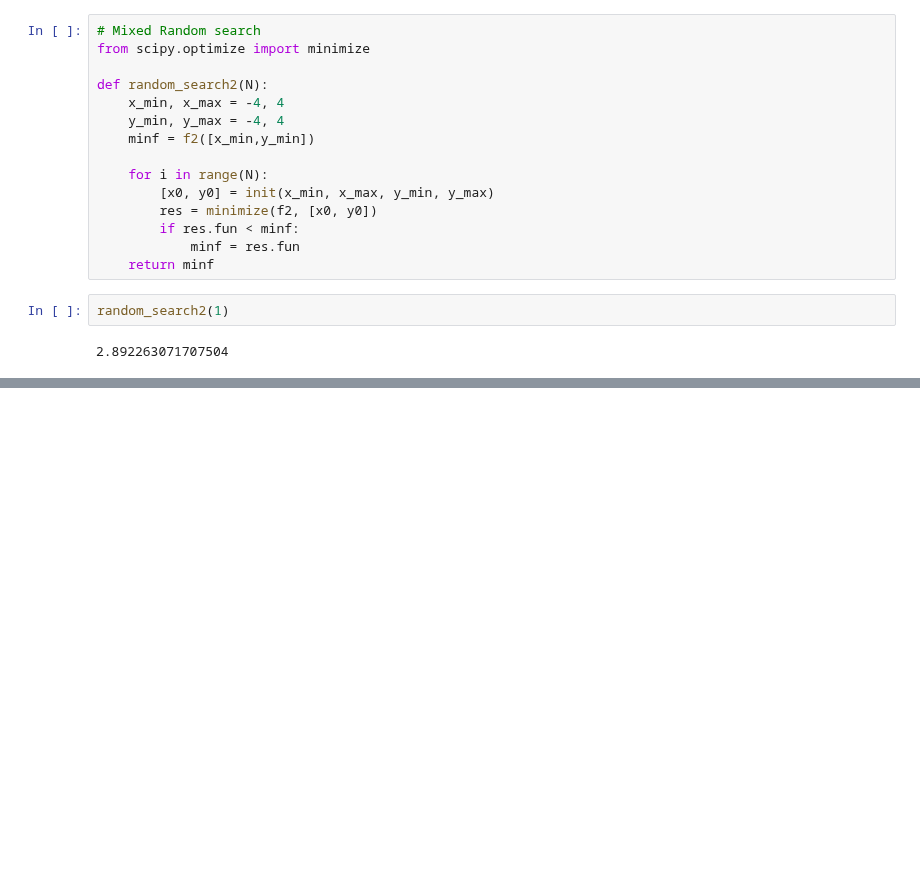
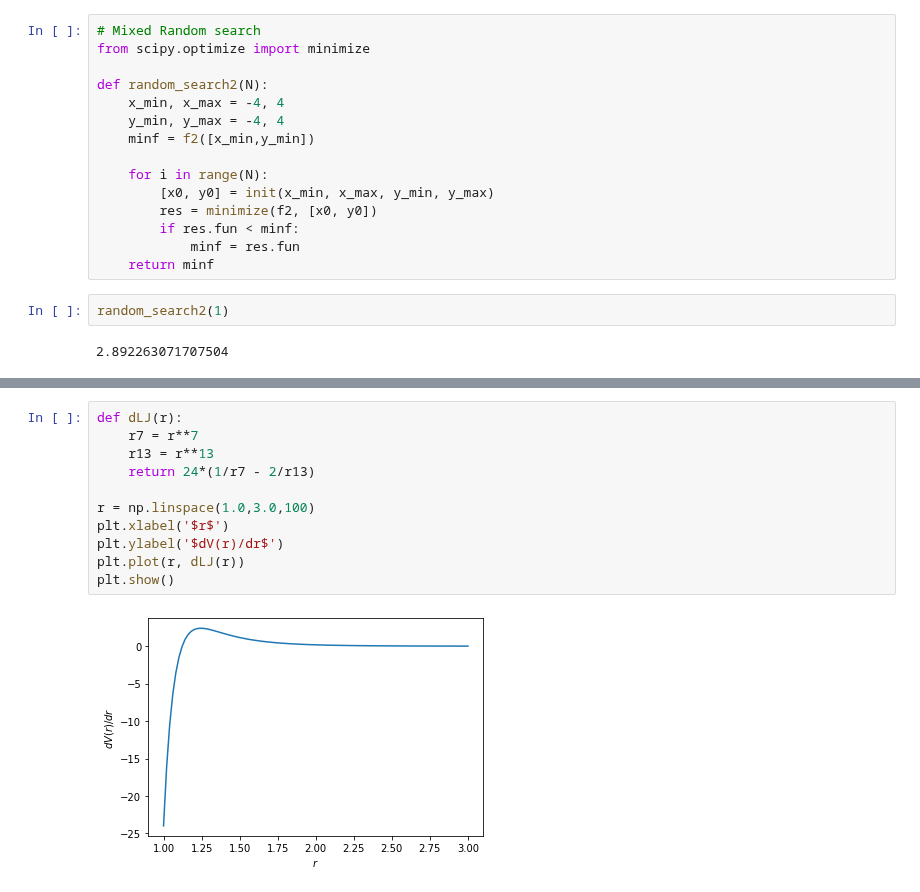
Before and after one commit to sabaronett/2017-cmp, a Jupyter notebook: lecture_notes/Baronett_lec17.ipynb, the cells around one changed output, grey strips where cells are left out. Saved outputs shown, nothing was run; the diff lists cells and outputs as text; blank space fills up the shorter version.

```diff
--- a/lecture_notes/Baronett_lec17.ipynb
+++ b/lecture_notes/Baronett_lec17.ipynb
@@ -86,0 +116,13 @@ random_search2(1)
+# %%
+def dLJ(r):
+    r7 = r**7
+    r13 = r**13
+    return 24*(1/r7 - 2/r13)
+
+r = np.linspace(1.0,3.0,100)
+plt.xlabel('$r$')
+plt.ylabel('$dV(r)/dr$')
+plt.plot(r, dLJ(r))
+plt.show()
+# %% [output]
+[figure, added]
```
Also changed, not shown: parts of 10 cells of this notebook.
